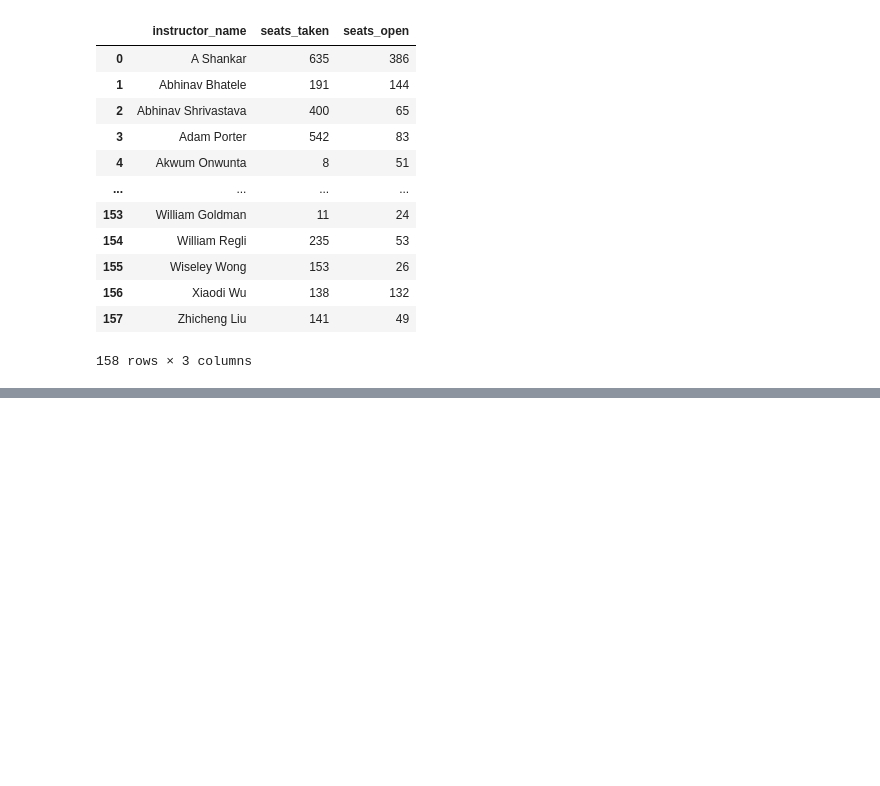
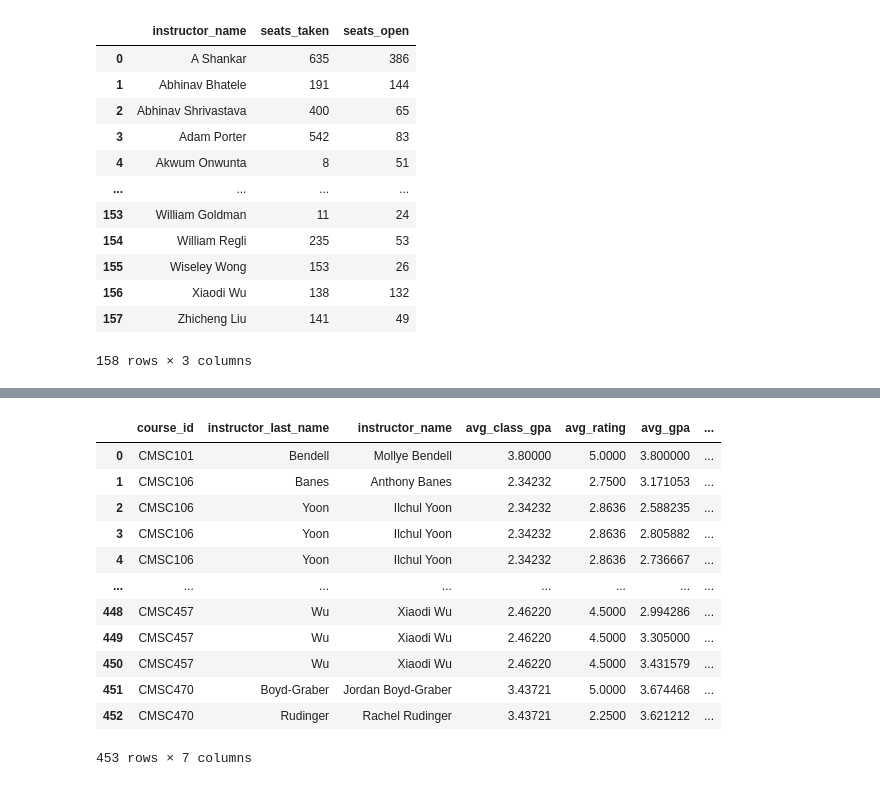
Before and after one commit to WesJD/cmsc320-final, a Jupyter notebook: project.ipynb, the cells around one changed output, grey strips where cells are left out. Saved outputs shown, nothing was run; the diff lists cells and outputs as text; code cells hidden in the pictures; blank space fills up the shorter version.

Commit message:
We think we have the data into thePunPark

```diff
--- a/project.ipynb
+++ b/project.ipynb
@@ -557,5 +592,19 @@ bad_enrollDf
 # %%
 # pd.reset_option()
-tidyDf.merge(enroll_rateDf, left_on="instructor_last_name", right_on="instructor_last_name", how="inner")
-
-# newDf = tidyDf[['course_id', 'instructor_name_x']].copy()
+data = tidyDf.merge(bad_enrollDf, left_on="instructor_last_name", right_on="instructor_last_name", how="inner")
+data = data[["course_id", "instructor_last_name", "instructor_name",  "avg_class_gpa", "avg_rating",	"avg_gpa", "avg_enroll_rate_prof"]].copy()
+data
+# %% [output]
+|  | course_id | instructor_last_name | instructor_name | avg_class_gpa | avg_rating | avg_gpa | ... |
+| 0 | CMSC101 | Bendell | Mollye Bendell | 3.80000 | 5.0000 | 3.800000 | ... |
+| 1 | CMSC106 | Banes | Anthony Banes | 2.34232 | 2.7500 | 3.171053 | ... |
+| 2 | CMSC106 | Yoon | Ilchul Yoon | 2.34232 | 2.8636 | 2.588235 | ... |
+| 3 | CMSC106 | Yoon | Ilchul Yoon | 2.34232 | 2.8636 | 2.805882 | ... |
+| 4 | CMSC106 | Yoon | Ilchul Yoon | 2.34232 | 2.8636 | 2.736667 | ... |
+| ... | ... | ... | ... | ... | ... | ... | ... |
+| 448 | CMSC457 | Wu | Xiaodi Wu | 2.46220 | 4.5000 | 2.994286 | ... |
+| 449 | CMSC457 | Wu | Xiaodi Wu | 2.46220 | 4.5000 | 3.305000 | ... |
+| 450 | CMSC457 | Wu | Xiaodi Wu | 2.46220 | 4.5000 | 3.431579 | ... |
+| 451 | CMSC470 | Boyd-Graber | Jordan Boyd-Graber | 3.43721 | 5.0000 | 3.674468 | ... |
+| 452 | CMSC470 | Rudinger | Rachel Rudinger | 3.43721 | 2.2500 | 3.621212 | ... |
+453 rows × 7 columns
```
Also changed, not shown: parts of 9 cells of this notebook.
